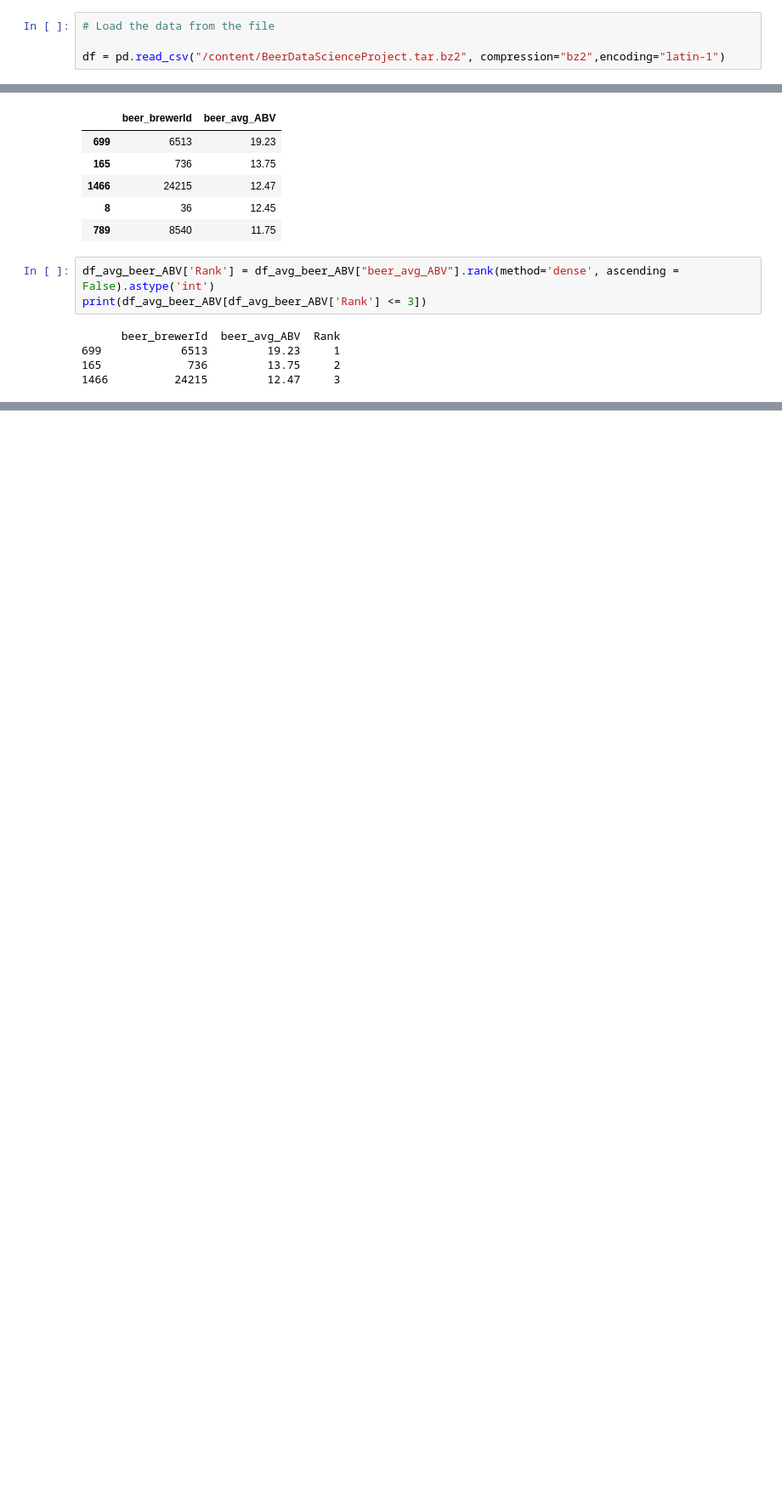
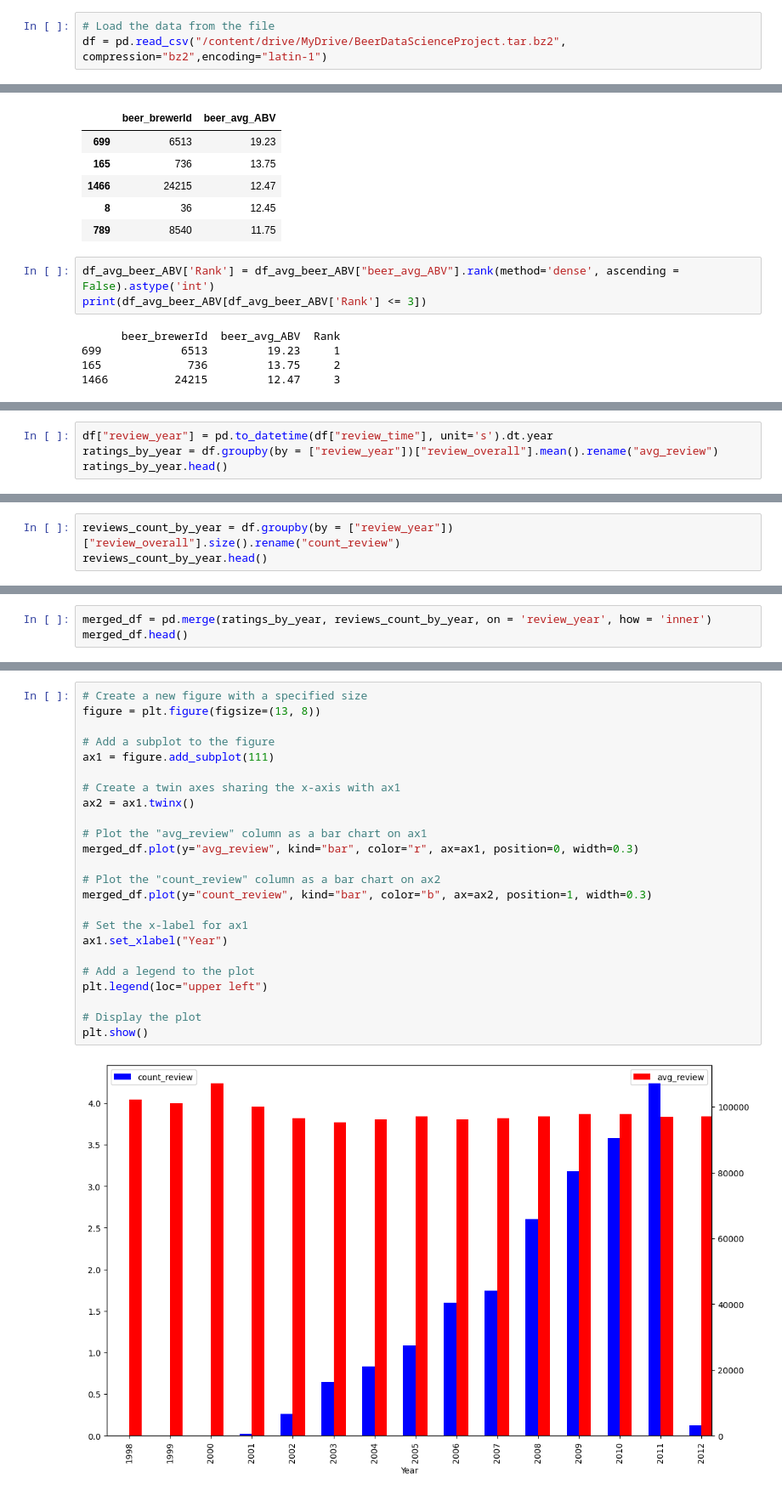
Before and after one commit to mdabushad/Beer-Data-Analysis, a Jupyter notebook: Beer_Data_Analysis.ipynb, the cells around one changed output, grey strips where cells are left out. Shown at 85% size. Saved outputs shown, nothing was run; the diff lists cells and outputs as text; blank space fills up the shorter version.

```diff
--- a/Beer_Data_Analysis.ipynb
+++ b/Beer_Data_Analysis.ipynb
@@ -10,5 +10,4 @@ import matplotlib.pyplot as plt
 import seaborn as sns
 # %%
 # Load the data from the file
-
-df = pd.read_csv("/content/BeerDataScienceProject.tar.bz2", compression="bz2",encoding="latin-1")
+df = pd.read_csv("/content/drive/MyDrive/BeerDataScienceProject.tar.bz2", compression="bz2",encoding="latin-1")
@@ -154,0 +154,4 @@ print(df_avg_beer_ABV[df_avg_beer_ABV['Rank'] <= 3])
+# %%
+df["review_year"] = pd.to_datetime(df["review_time"], unit='s').dt.year
+ratings_by_year = df.groupby(by = ["review_year"])["review_overall"].mean().rename("avg_review")
+ratings_by_year.head()
@@ -154,0 +166,3 @@ print(df_avg_beer_ABV[df_avg_beer_ABV['Rank'] <= 3])
+# %%
+reviews_count_by_year = df.groupby(by = ["review_year"])["review_overall"].size().rename("count_review")
+reviews_count_by_year.head()
@@ -154,0 +177,3 @@ print(df_avg_beer_ABV[df_avg_beer_ABV['Rank'] <= 3])
+# %%
+merged_df = pd.merge(ratings_by_year, reviews_count_by_year, on = 'review_year', how = 'inner')
+merged_df.head()
@@ -154,0 +188,26 @@ print(df_avg_beer_ABV[df_avg_beer_ABV['Rank'] <= 3])
+# %%
+# Create a new figure with a specified size
+figure = plt.figure(figsize=(13, 8))
+
+# Add a subplot to the figure
+ax1 = figure.add_subplot(111)
+
+# Create a twin axes sharing the x-axis with ax1
+ax2 = ax1.twinx()
+
+# Plot the "avg_review" column as a bar chart on ax1
+merged_df.plot(y="avg_review", kind="bar", color="r", ax=ax1, position=0, width=0.3)
+
+# Plot the "count_review" column as a bar chart on ax2
+merged_df.plot(y="count_review", kind="bar", color="b", ax=ax2, position=1, width=0.3)
+
+# Set the x-label for ax1
+ax1.set_xlabel("Year")
+
+# Add a legend to the plot
+plt.legend(loc="upper left")
+
+# Display the plot
+plt.show()
+# %% [output]
+[figure, added]
```
Also changed, not shown: parts of 6 cells of this notebook.
